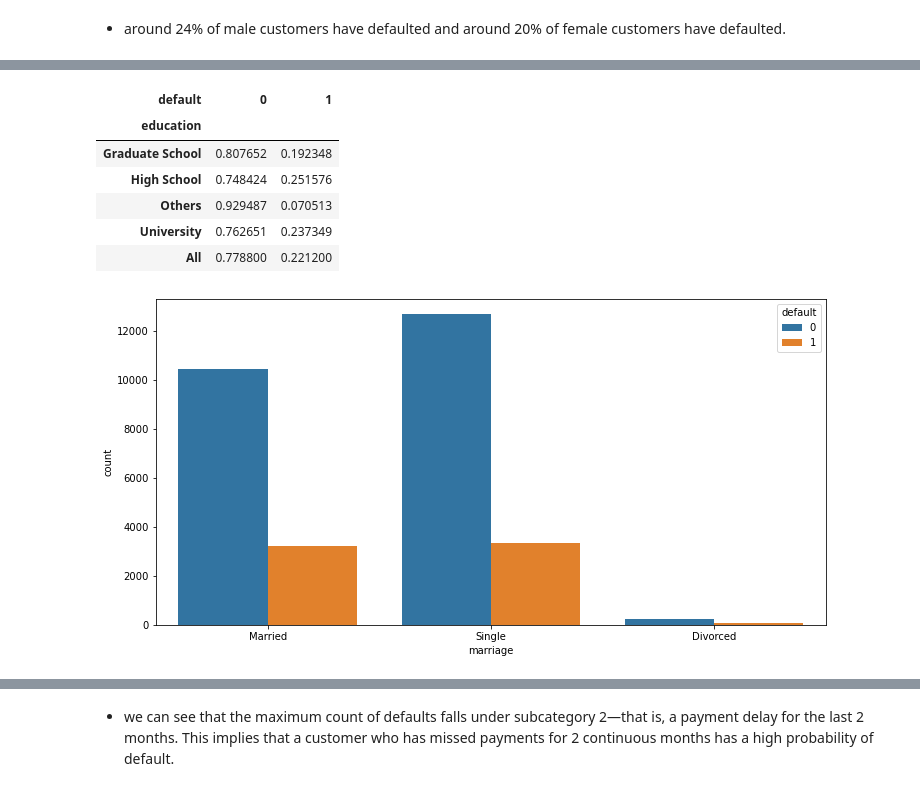
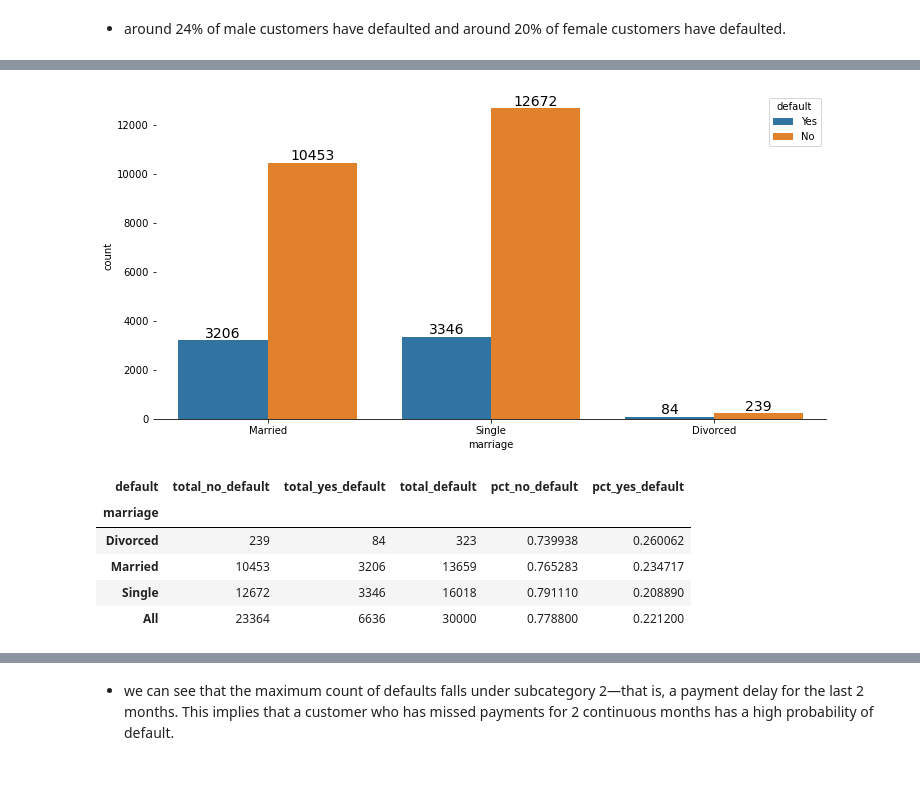
Before and after one commit to myghact-1/Data-Analysis, a Jupyter notebook: Analysis of Credit Card Defaulters.ipynb, the cells around one changed output, grey strips where cells are left out. Drawn from its saved outputs; the diff is of its cells as text; code cells hidden in the pictures.

```diff
--- a/Analysis of Credit Card Defaulters.ipynb
+++ b/Analysis of Credit Card Defaulters.ipynb
@@ -115,8 +107,7 @@ fill = (df.marriage == 0)
 preprocessed_df.loc[fill, 'marriage'] = 2
 df.loc[fill, 'marriage'] = 2
 # %%
-preprocessed_df = preprocessed_df.rename(columns={'default_payment_next_month': 'default',
-                                                  'pay_0': 'pay_1'})
+preprocessed_df = preprocessed_df.rename(columns={'pay_0': 'pay_1'})
 preprocessed_df.head()
 # %% [output]
 |  | id | limit_bal | sex | education | marriage | age | pay_1 | pay_2 | pay_3 | pay_4 | ... |
@@ -189,9 +194,17 @@ Divorced     1.076667
 Name: marriage, dtype: float64
 # %% [markdown]
 ## Bivariate Analysis
+# %%
+def default_df(df, col):
+    df1 = pd.crosstab(index=df[col], columns=df.default, margins=True)
+    df1.rename(columns={'No':'total_no_default', 'Yes':'total_yes_default', 'All':'total_default'}, inplace=True)
+
+    df2 = pd.crosstab(index=df[col], columns=df.default, normalize='index', margins=True)
+    df2.rename(columns={'No':'pct_no_default', 'Yes':'pct_yes_default'}, inplace=True)
+
+    final_df = pd.concat([df1, df2], axis=1)
+
+    return final_df
 # %%
-plt.rcParams['figure.figsize'] = [12,6]
-
-sns.countplot(data=preprocessed_df, x='sex', hue='default')
-plt.show()
+plot_categorical_count(preprocessed_df, col='sex', hue='default', is_pct=False)
 # %% [output]
@@ -199,3 +211,0 @@ plt.show()
-# %%
-## rechanging the default column mapping
-preprocessed_df.default = preprocessed_df.default.map({'Yes':1, 'No':0})
@@ -226,15 +235,12 @@ pd.crosstab(index=preprocessed_df.education, columns=preprocessed_df.default)
-# %%
-pd.crosstab(index=preprocessed_df.education, columns=preprocessed_df.default, normalize='index', margins=True)
-# %% [output]
-| default | 0 | 1 |
-| education |  |  |
-| Graduate School | 0.807652 | 0.192348 |
-| High School | 0.748424 | 0.251576 |
-| Others | 0.929487 | 0.070513 |
-| University | 0.762651 | 0.237349 |
-| All | 0.778800 | 0.221200 |
 # %%
-sns.countplot(data=preprocessed_df, x='marriage', hue='default')
-plt.show()
+plot_categorical_count(preprocessed_df, col='marriage', hue='default', is_pct=False)
+
+default_df(preprocessed_df, 'marriage')
 # %% [output]
-[figure, old version]
+[figure, new version]
+| default | total_no_default | total_yes_default | total_default | pct_no_default | pct_yes_default |
+| marriage |  |  |  |  |  |
+| Divorced | 239 | 84 | 323 | 0.739938 | 0.260062 |
+| Married | 10453 | 3206 | 13659 | 0.765283 | 0.234717 |
+| Single | 12672 | 3346 | 16018 | 0.791110 | 0.208890 |
+| All | 23364 | 6636 | 30000 | 0.778800 | 0.221200 |
```
Also changed, not shown: parts of 42 cells of this notebook, 4 other files.
